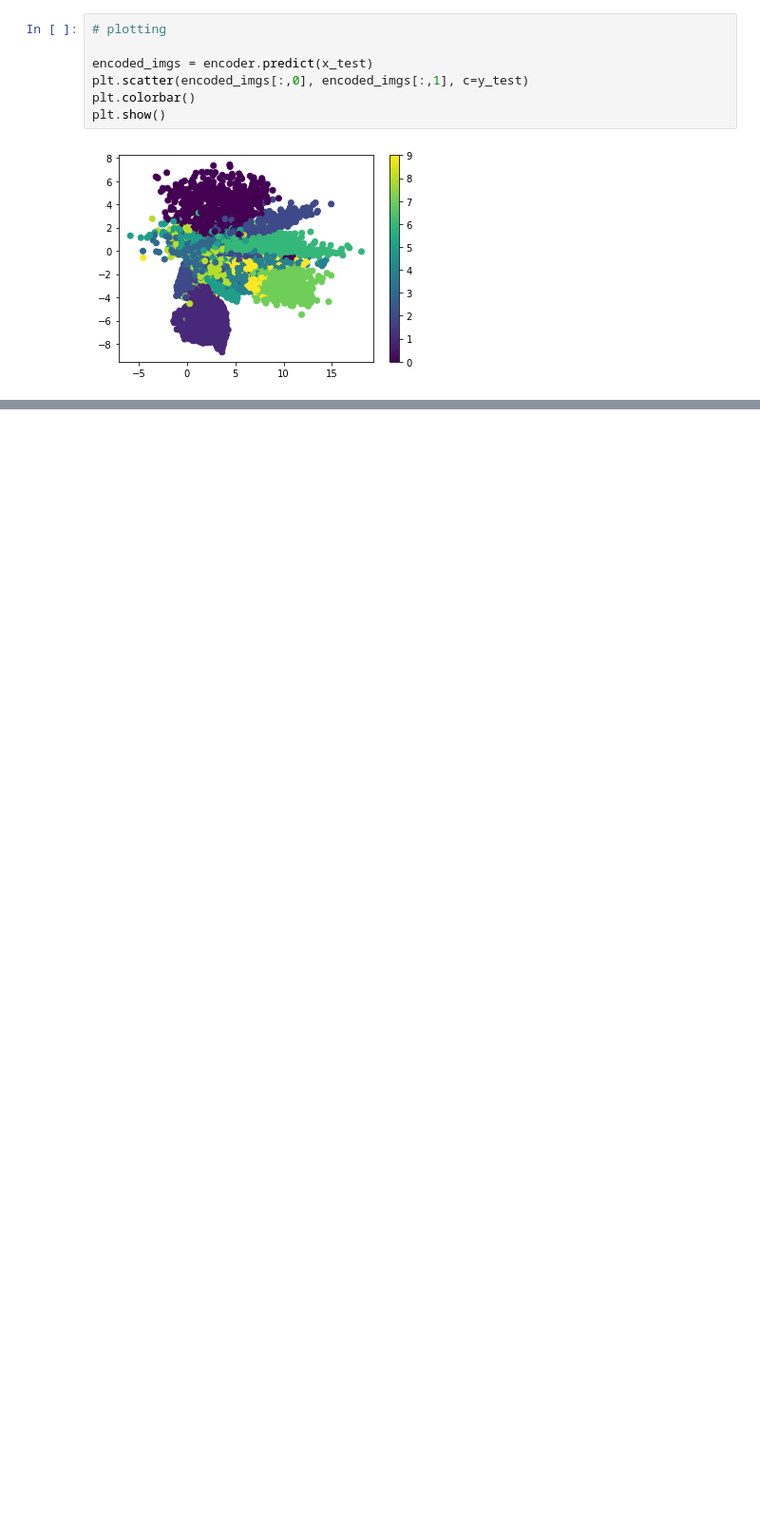
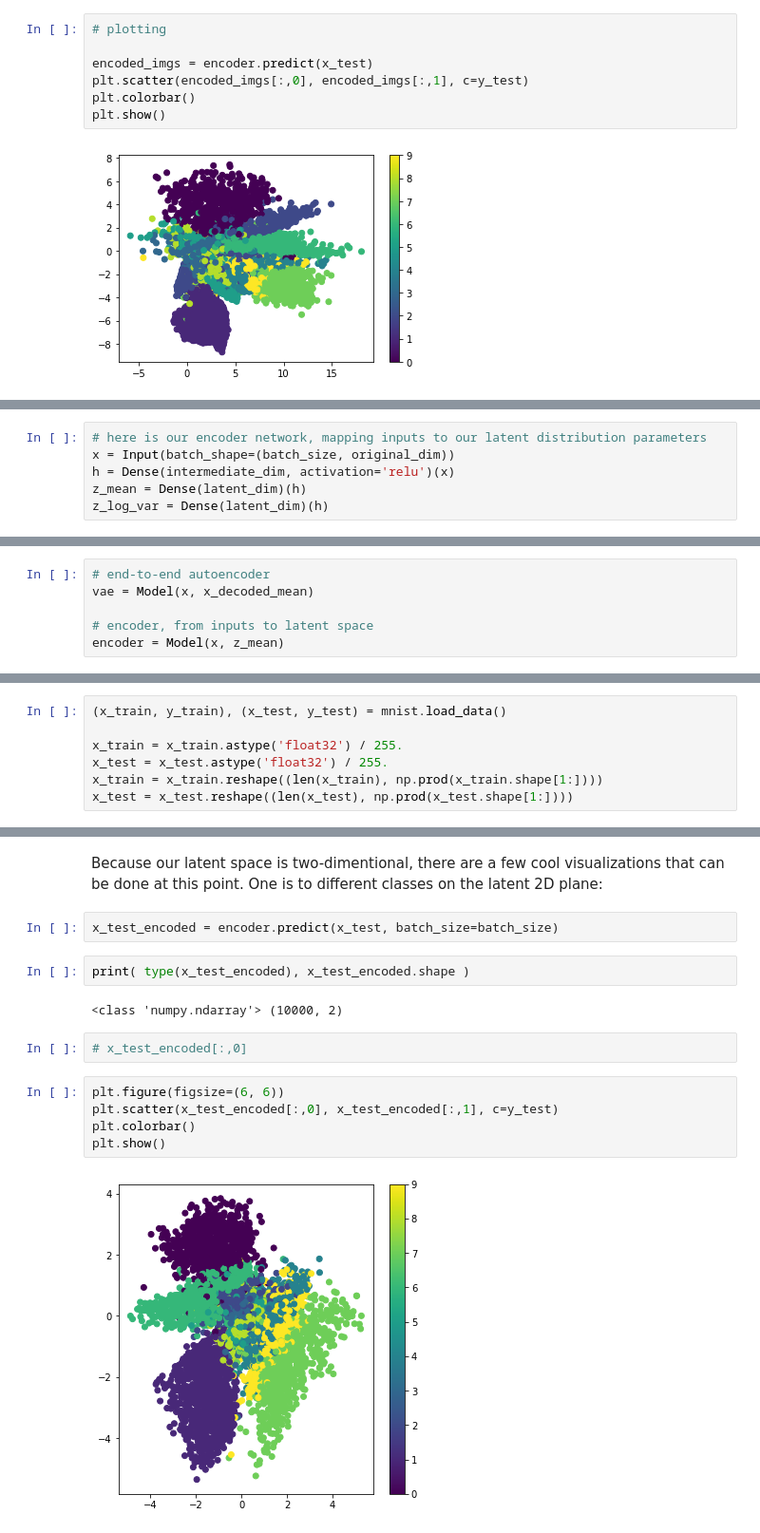
Before and after one commit to beyondacm/Autoencoder, a Jupyter notebook: Autoencoder-Images.ipynb, the cells around one changed output, grey strips where cells are left out. Shown at 95% size. Drawn from its saved outputs; the diff is of its cells as text; blank space fills up the shorter version.

Commit message:
add variational autoencoder

```diff
--- a/Autoencoder-Images.ipynb
+++ b/Autoencoder-Images.ipynb
@@ -377,0 +411,6 @@ plt.show()
+# %%
+# here is our encoder network, mapping inputs to our latent distribution parameters
+x = Input(batch_shape=(batch_size, original_dim))
+h = Dense(intermediate_dim, activation='relu')(x)
+z_mean = Dense(latent_dim)(h)
+z_log_var = Dense(latent_dim)(h)
@@ -377,0 +439,6 @@ plt.show()
+# %%
+# end-to-end autoencoder
+vae = Model(x, x_decoded_mean)
+
+# encoder, from inputs to latent space
+encoder = Model(x, z_mean)
@@ -377,0 +482,7 @@ plt.show()
+# %%
+(x_train, y_train), (x_test, y_test) = mnist.load_data()
+
+x_train = x_train.astype('float32') / 255.
+x_test = x_test.astype('float32') / 255.
+x_train = x_train.reshape((len(x_train), np.prod(x_train.shape[1:])))
+x_test = x_test.reshape((len(x_test), np.prod(x_test.shape[1:])))
@@ -377,0 +523,17 @@ plt.show()
+# %% [markdown]
+Because our latent space is two-dimentional, there are a few cool visualizations that can be done at this point. One is to different classes on the latent 2D plane:
+# %%
+x_test_encoded = encoder.predict(x_test, batch_size=batch_size)
+# %%
+print( type(x_test_encoded), x_test_encoded.shape )
+# %% [output]
+<class 'numpy.ndarray'> (10000, 2)
+# %%
+# x_test_encoded[:,0]
+# %%
+plt.figure(figsize=(6, 6))
+plt.scatter(x_test_encoded[:,0], x_test_encoded[:,1], c=y_test)
+plt.colorbar()
+plt.show()
+# %% [output]
+[figure, added]
```
Also changed, not shown: parts of 24 cells of this notebook, 1 other file.
